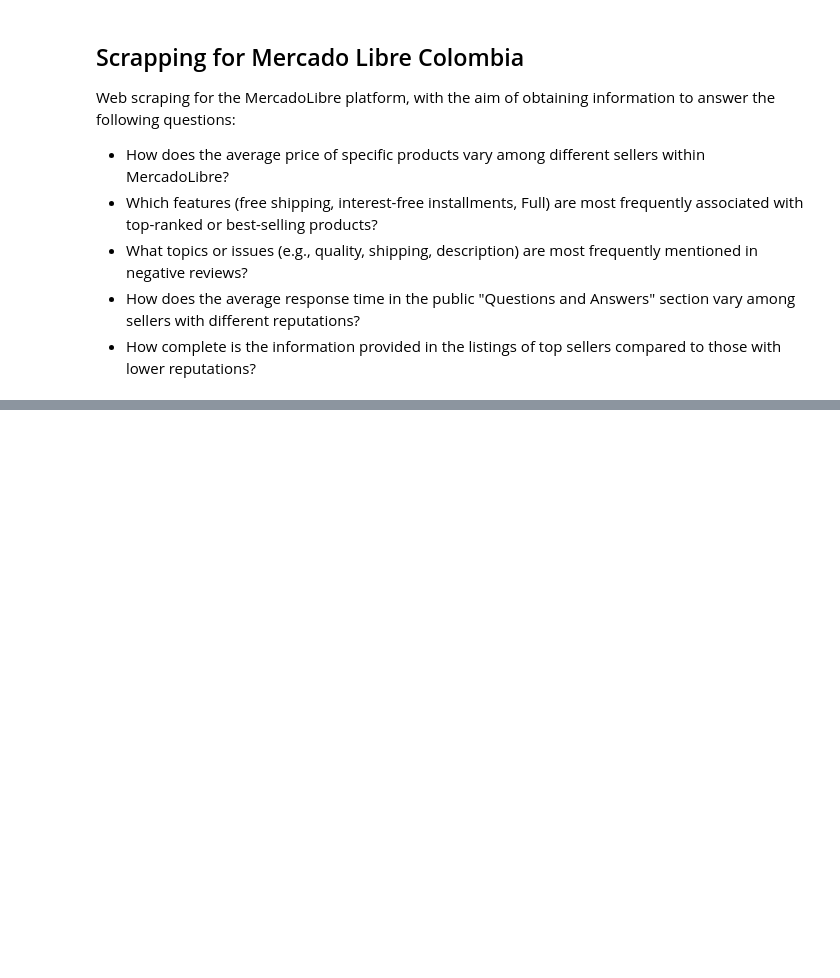
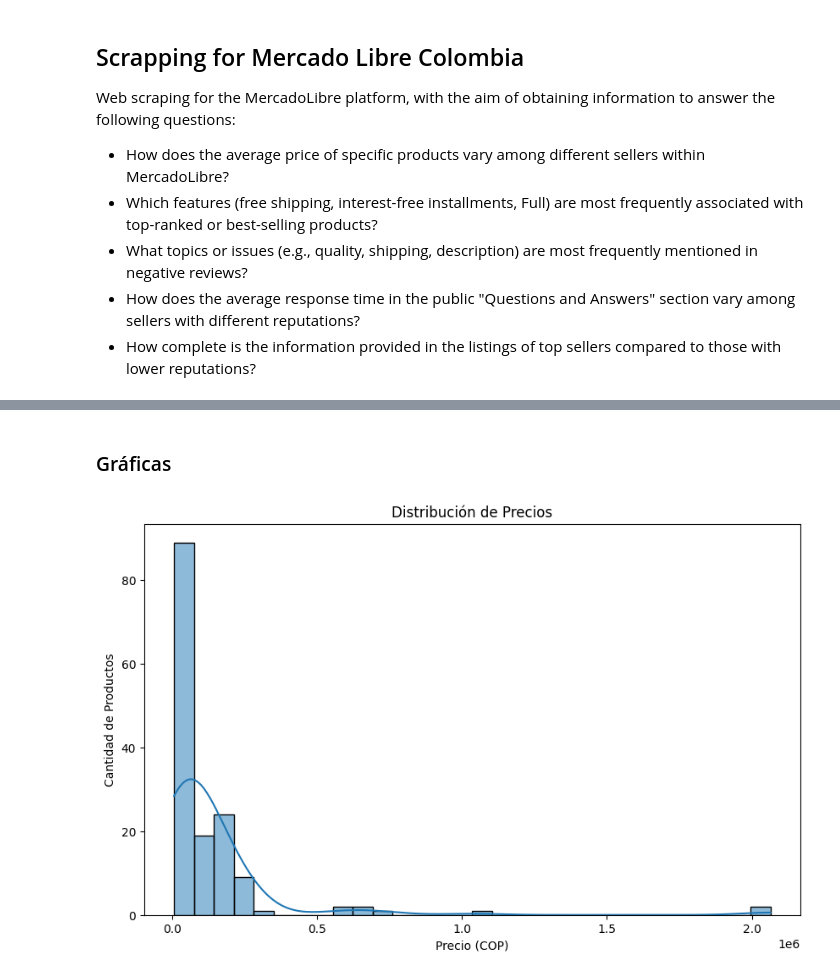
Before and after one commit to EngJuanSER/ScrappingML, a Jupyter notebook: Scrapping.ipynb, the cells around one changed output, grey strips where cells are left out. Drawn from its saved outputs; the diff is of its cells as text; code cells hidden in the pictures; blank space fills up the shorter version.

```diff
--- a/Scrapping.ipynb
+++ b/Scrapping.ipynb
@@ -183,0 +196,22 @@ df.to_csv(f"data_{product_name}.csv")
+# %%
+# Cargar dataframe desde CSV
+import pandas as pd
+import matplotlib.pyplot as plt
+import seaborn as sns
+
+# Cargar el dataset generado
+df = pd.read_csv(f"data_{product_name}.csv")
+# %% [markdown]
+### Gráficas
+# %%
+# Histograma de distribución de precios
+plt.figure(figsize=(10,6))
+# Convertir price a número
+df['price_num'] = df['price'].str.replace(r"[^0-9]", "", regex=True).astype(float)
+sns.histplot(df['price_num'], bins=30, kde=True)
+plt.title('Distribución de Precios')
+plt.xlabel('Precio (COP)')
+plt.ylabel('Cantidad de Productos')
+plt.show()
+# %% [output]
+[figure, added]
```
Also changed, not shown: parts of 10 cells of this notebook, 4 other files.
